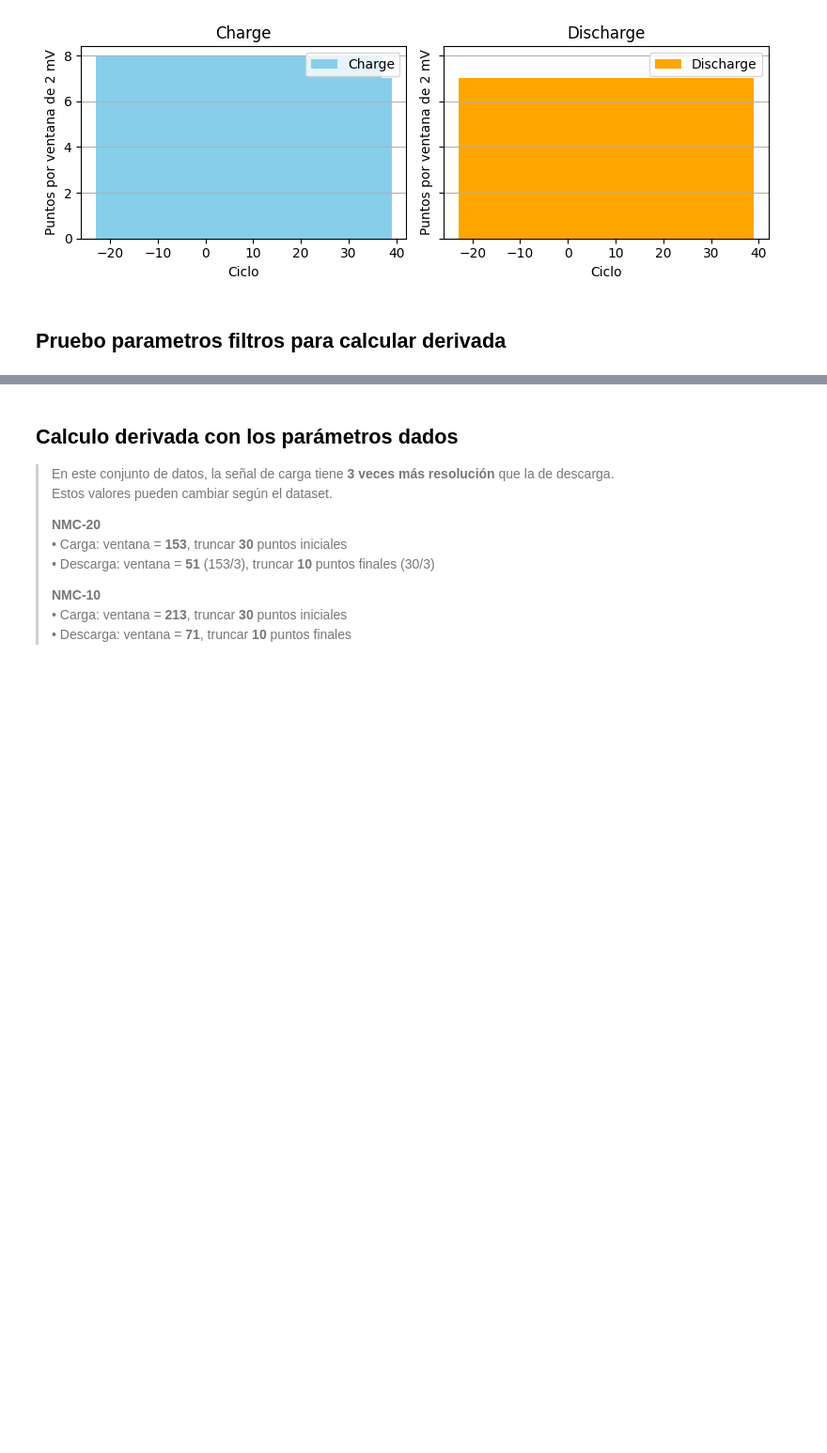
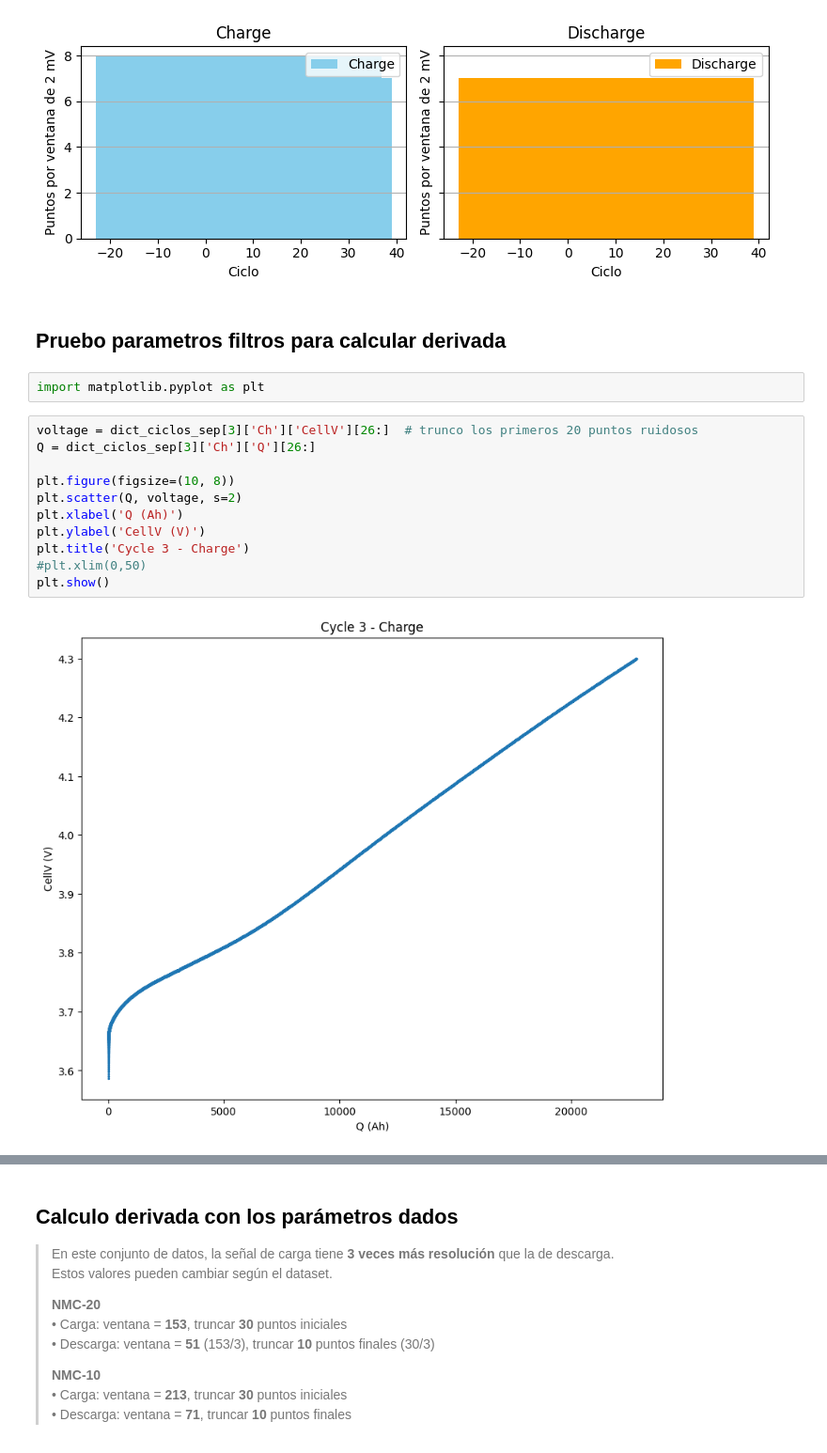
Before and after one commit to majodomenech/proc-icdv, a Jupyter notebook: notebooks/estudio14-dqdv-y-ajustes-ARBIN-nmc04.ipynb, the cells around one changed output, grey strips where cells are left out. Shown: that part at 94% size. Drawn from its saved outputs; the diff is of its cells as text; blank space fills up the shorter version.

```diff
--- a/notebooks/estudio14-dqdv-y-ajustes-ARBIN-nmc04.ipynb
+++ b/notebooks/estudio14-dqdv-y-ajustes-ARBIN-nmc04.ipynb
@@ -96,3 +96,18 @@ Puntos promedio por ventana de 2 mV:
 [figure]
 # %% [markdown]
 ## Pruebo parametros filtros para calcular derivada
+# %%
+import matplotlib.pyplot as plt
+# %%
+voltage = dict_ciclos_sep[3]['Ch']['CellV'][26:]  # trunco los primeros 20 puntos ruidosos
+Q = dict_ciclos_sep[3]['Ch']['Q'][26:]
+
+plt.figure(figsize=(10, 8))
+plt.scatter(Q, voltage, s=2)
+plt.xlabel('Q (Ah)')
+plt.ylabel('CellV (V)')
+plt.title('Cycle 3 - Charge')
+#plt.xlim(0,50)
+plt.show()
+# %% [output]
+[figure, added]
```
Also changed, not shown: parts of 5 cells of this notebook, 1 other file.
